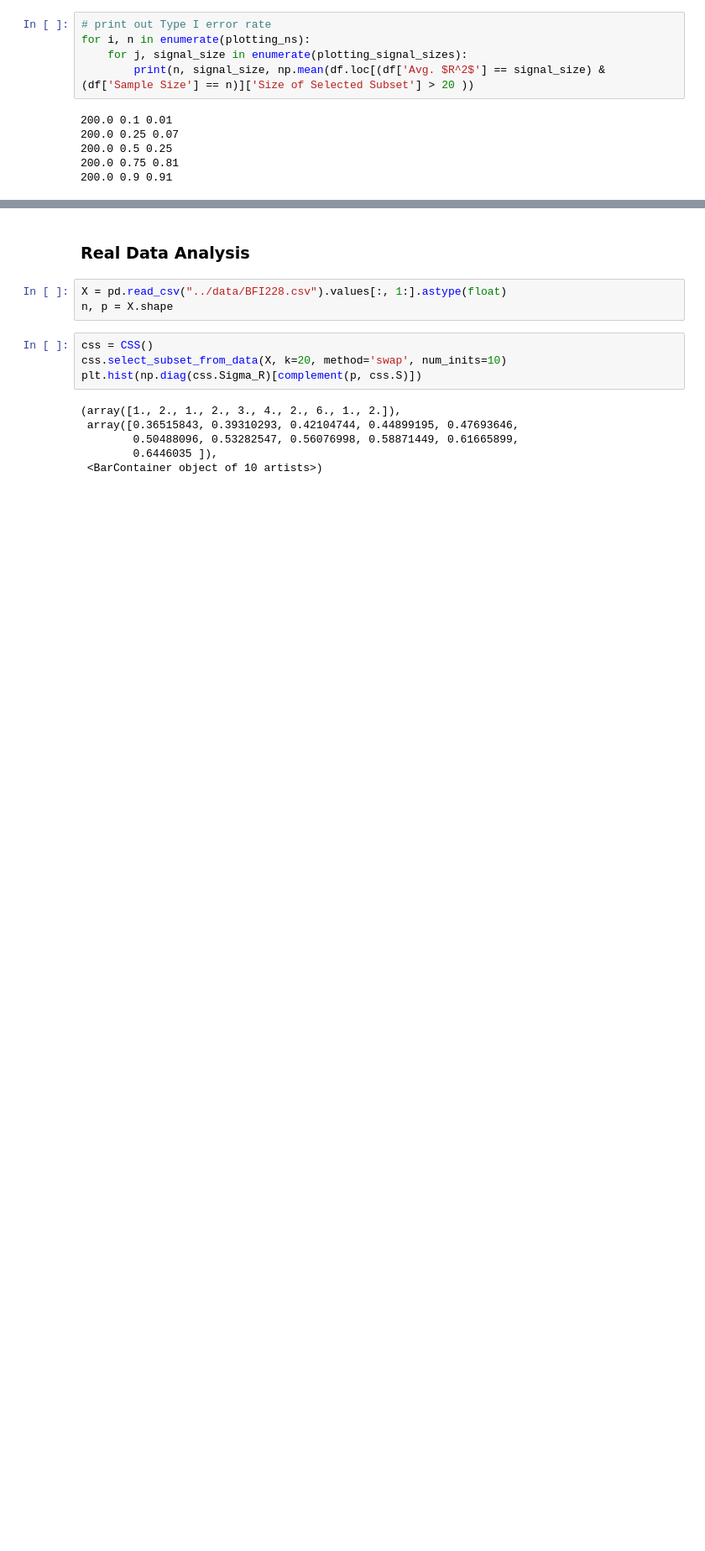
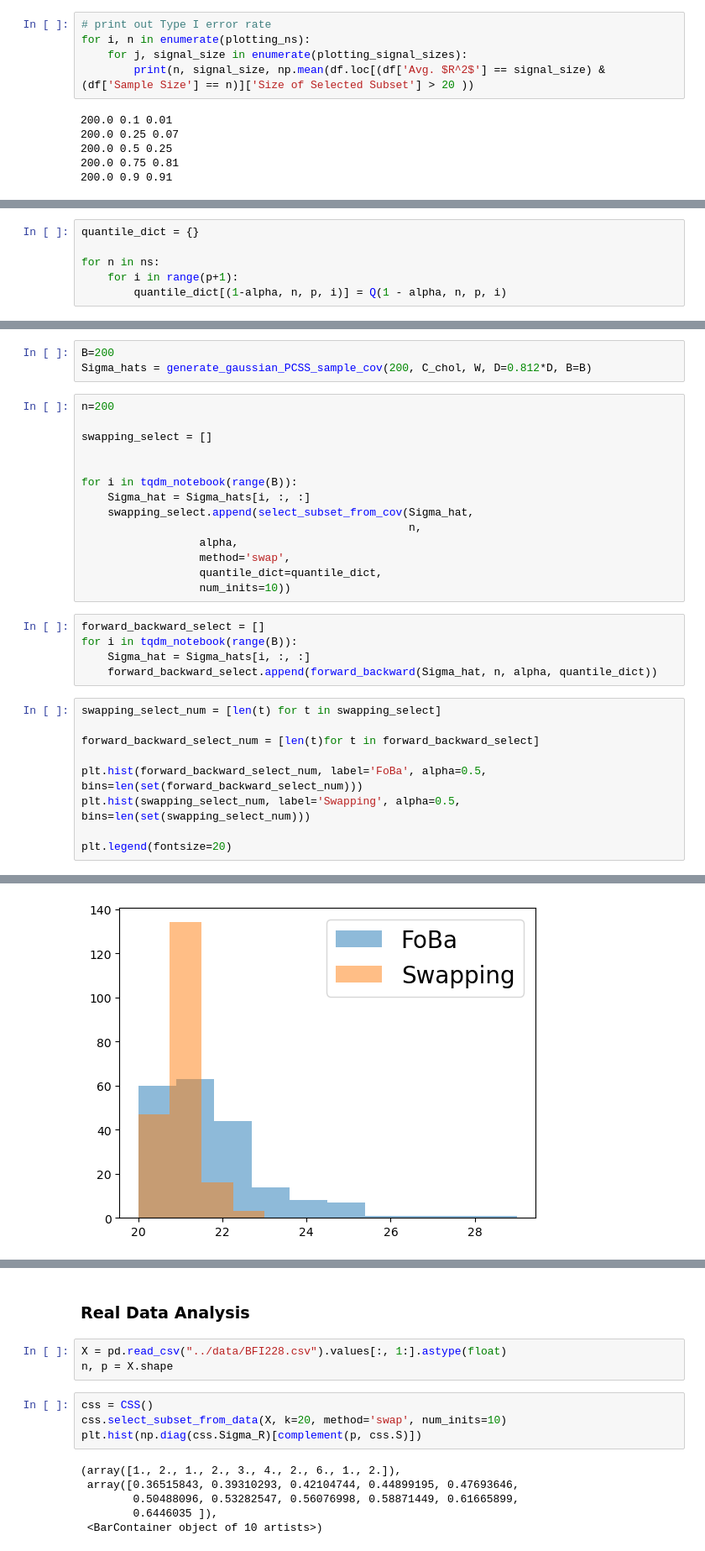
Before and after one commit to AnavSood/CSS, a Jupyter notebook: notebooks/model_selection.ipynb, the cells around one changed output, grey strips where cells are left out. Shown: that part at 84% size. Cells and saved outputs as stored; diff of their text form; blank space fills up the shorter version.

```diff
--- a/notebooks/model_selection.ipynb
+++ b/notebooks/model_selection.ipynb
@@ -355,0 +448,6 @@ for i, n in enumerate(plotting_ns):
+# %%
+quantile_dict = {}
+
+for n in ns:
+    for i in range(p+1):
+        quantile_dict[(1-alpha, n, p, i)] = Q(1 - alpha, n, p, i)
@@ -355,0 +456,32 @@ for i, n in enumerate(plotting_ns):
+# %%
+B=200
+Sigma_hats = generate_gaussian_PCSS_sample_cov(200, C_chol, W, D=0.812*D, B=B)
+# %%
+n=200
+
+swapping_select = []
+
+
+for i in tqdm_notebook(range(B)):
+    Sigma_hat = Sigma_hats[i, :, :]
+    swapping_select.append(select_subset_from_cov(Sigma_hat,
+                                                  n,
+                  alpha,
+                  method='swap',
+                  quantile_dict=quantile_dict,
+                  num_inits=10))
+# %%
+forward_backward_select = []
+for i in tqdm_notebook(range(B)):
+    Sigma_hat = Sigma_hats[i, :, :]
+    forward_backward_select.append(forward_backward(Sigma_hat, n, alpha, quantile_dict))
+# %%
+swapping_select_num = [len(t) for t in swapping_select]
+
+forward_backward_select_num = [len(t)for t in forward_backward_select]
+
+plt.hist(forward_backward_select_num, label='FoBa', alpha=0.5, bins=len(set(forward_backward_select_num)))
+plt.hist(swapping_select_num, label='Swapping', alpha=0.5, bins=len(set(swapping_select_num)))
+
+plt.legend(fontsize=20)
+# %% [output]
@@ -355,0 +489 @@ for i, n in enumerate(plotting_ns):
+[figure, added]
```
Also changed, not shown: parts of 19 cells of this notebook, 10 other files.
